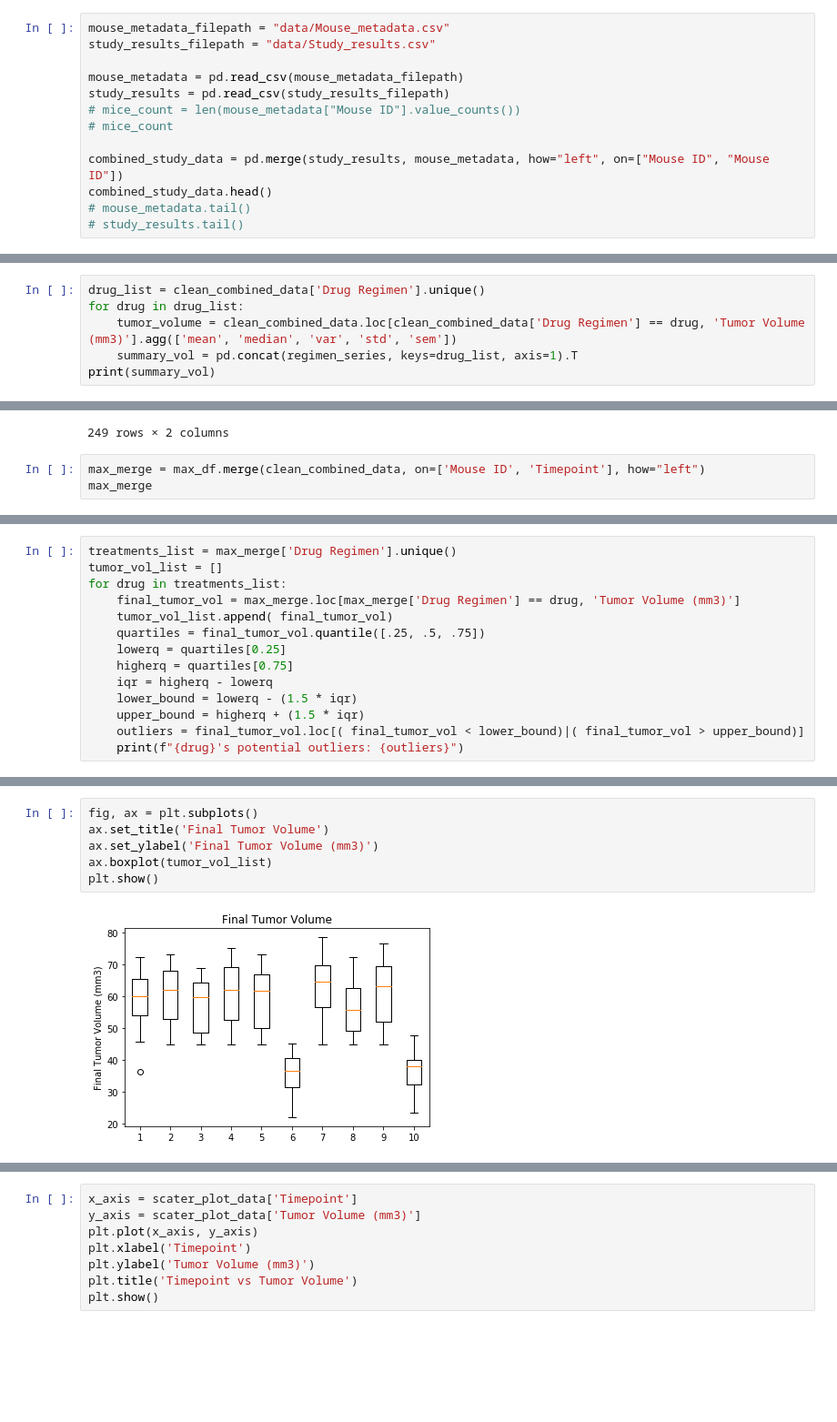
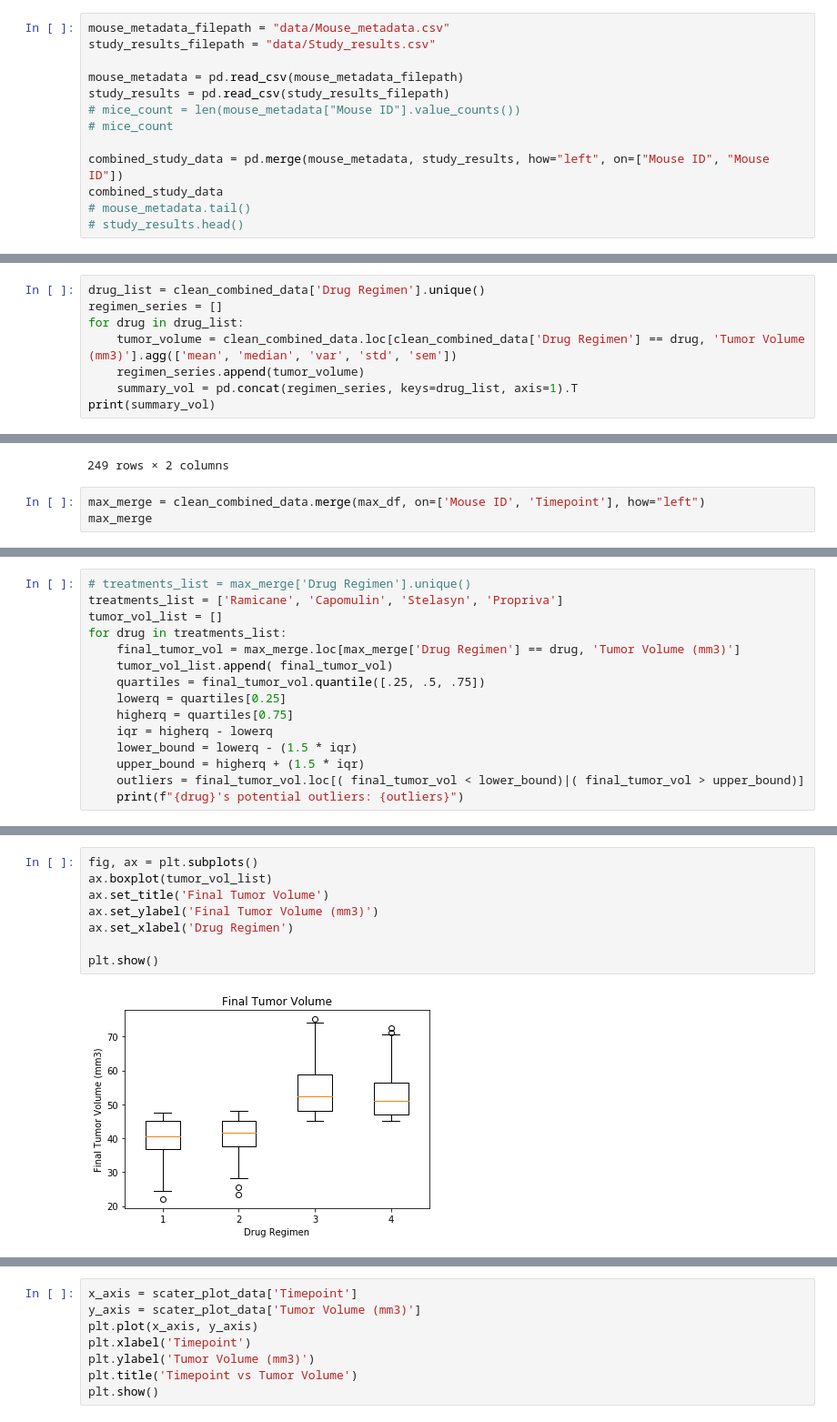
Before and after one commit to gotar1/Pymaceuticals, a Jupyter notebook: Pymaceuticals/pymaceuticals.ipynb, the cells around one changed output, grey strips where cells are left out. Shown: that part at 91% size. Saved outputs shown, nothing was run; the diff lists cells and outputs as text; blank space fills up the shorter version.

```diff
--- a/Pymaceuticals/pymaceuticals.ipynb
+++ b/Pymaceuticals/pymaceuticals.ipynb
@@ -13,8 +13,8 @@ study_results = pd.read_csv(study_results_filepath)
 # mice_count = len(mouse_metadata["Mouse ID"].value_counts())
 # mice_count
 
-combined_study_data = pd.merge(study_results, mouse_metadata, how="left", on=["Mouse ID", "Mouse ID"])
-combined_study_data.head()
+combined_study_data = pd.merge(mouse_metadata, study_results, how="left", on=["Mouse ID", "Mouse ID"])
+combined_study_data
 # mouse_metadata.tail()
-# study_results.tail()
+# study_results.head()
 # %% [output]
@@ -60,8 +67,10 @@ number_of_mice
 249
 # %%
 drug_list = clean_combined_data['Drug Regimen'].unique()
+regimen_series = []
 for drug in drug_list:
     tumor_volume = clean_combined_data.loc[clean_combined_data['Drug Regimen'] == drug, 'Tumor Volume (mm3)'].agg(['mean', 'median', 'var', 'std', 'sem'])
+    regimen_series.append(tumor_volume)
     summary_vol = pd.concat(regimen_series, keys=drug_list, axis=1).T
 print(summary_vol)
 # %% [output]
@@ -187,6 +202,6 @@ max_df
 | 248 | z969 | 45 |
 249 rows × 2 columns
 # %%
-max_merge = max_df.merge(clean_combined_data, on=['Mouse ID', 'Timepoint'], how="left")
+max_merge = clean_combined_data.merge(max_df, on=['Mouse ID', 'Timepoint'], how="left")
 max_merge
 # %% [output]
@@ -206,5 +221,6 @@ max_merge
 # %%
-treatments_list = max_merge['Drug Regimen'].unique()
+# treatments_list = max_merge['Drug Regimen'].unique()
+treatments_list = ['Ramicane', 'Capomulin', 'Stelasyn', 'Propriva']
 tumor_vol_list = []
 for drug in treatments_list:
     final_tumor_vol = max_merge.loc[max_merge['Drug Regimen'] == drug, 'Tumor Volume (mm3)']
@@ -252,11 +247,13 @@ tumor_vol_list
 # %%
 fig, ax = plt.subplots()
+ax.boxplot(tumor_vol_list)
 ax.set_title('Final Tumor Volume')
 ax.set_ylabel('Final Tumor Volume (mm3)')
-ax.boxplot(tumor_vol_list)
+ax.set_xlabel('Drug Regimen')
+
 plt.show()
 # %% [output]
-[figure, old version]
+[figure, new version]
 # %%
 columns = ["Drug Regimen","Weight (g)",  "Timepoint", "Tumor Volume (mm3)", "Mouse ID"]
 plot_data = clean_combined_data.loc[clean_combined_data["Drug Regimen"] == "Capomulin", columns]
```
Also changed, not shown: parts of 11 cells of this notebook.
